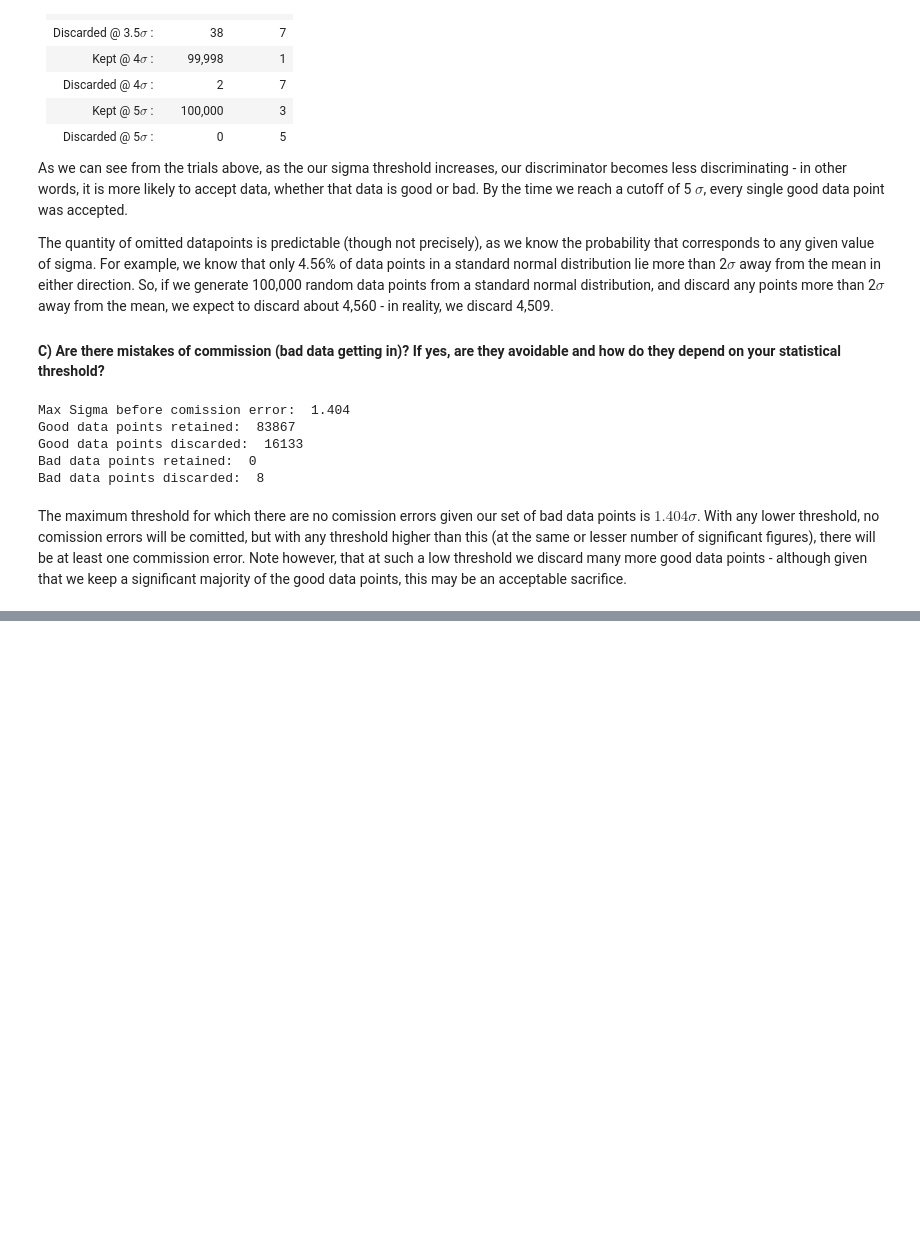
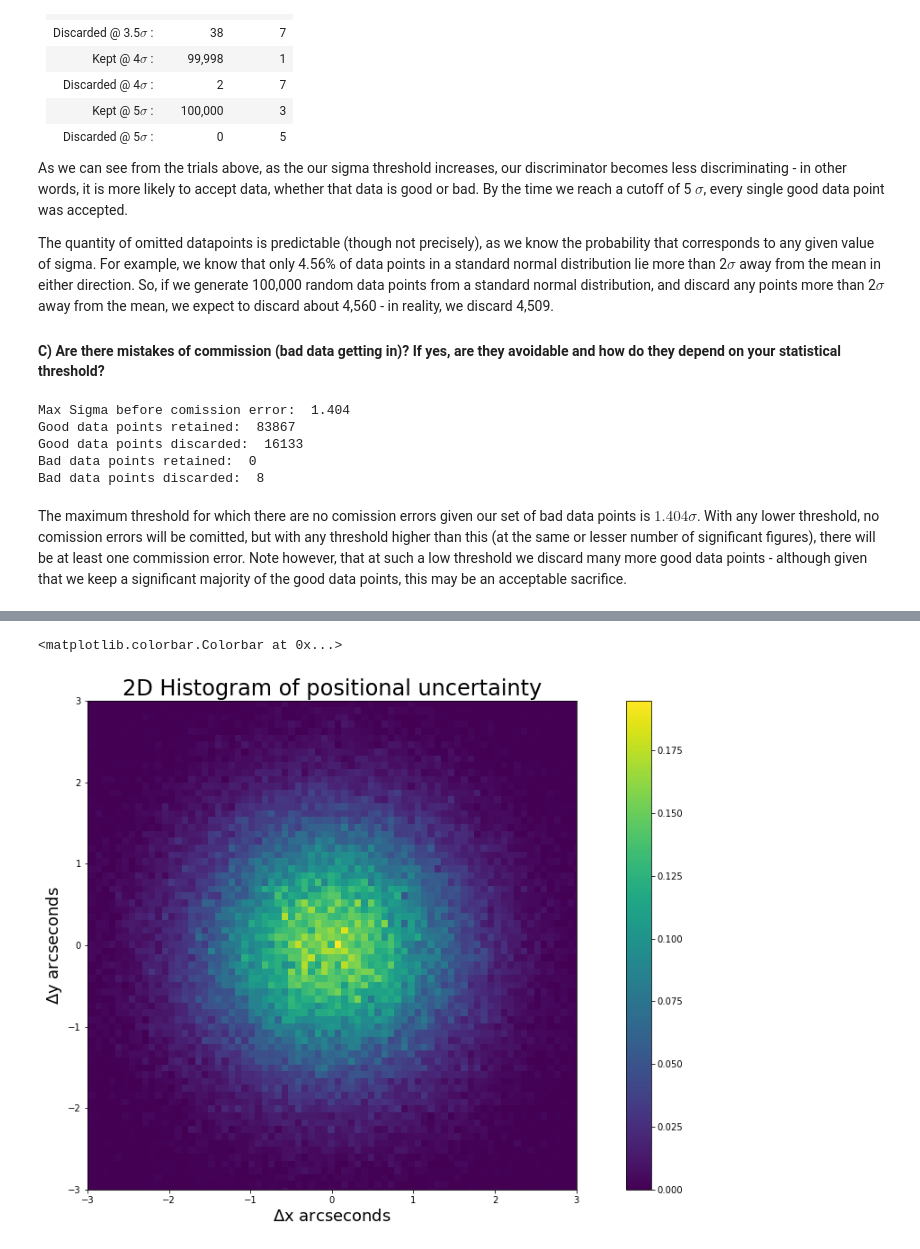
Before and after one commit to chkboris/Physics-434, a Jupyter notebook: Lab-3.ipynb, the cells around one changed output, grey strips where cells are left out. Cells and saved outputs as stored; diff of their text form; code cells hidden in the pictures; blank space fills up the shorter version.

```diff
--- a/Lab-3.ipynb
+++ b/Lab-3.ipynb
@@ -235,0 +240,16 @@ The maximum threshold for which there are no comission errors given our set of b
+# %%
+np.random.seed(1234)
+a = np.vstack((stats.norm.rvs( scale = 1, size = 100000), stats.norm.rvs( scale = 1, size = 100000)))
+a.shape
+fig, ax = plt.subplots(1, 1)
+h = ax.hist2d(a[0,:],a[1,:],bins=100, density=True);
+ax.set_aspect('equal', 'box')
+plt.xlim([-3 , 3])
+plt.ylim([-3 , 3])
+plt.title("2D Histogram of positional uncertainty", fontsize = 24)
+plt.ylabel("$\Delta$y arcseconds", fontsize = 18)
+plt.xlabel("$\Delta$x arcseconds", fontsize = 18)
+plt.colorbar(h[3], ax=ax)
+# %% [output]
+<matplotlib.colorbar.Colorbar at 0x...>
+[figure, added]
```
Also changed, not shown: parts of 3 cells of this notebook.
